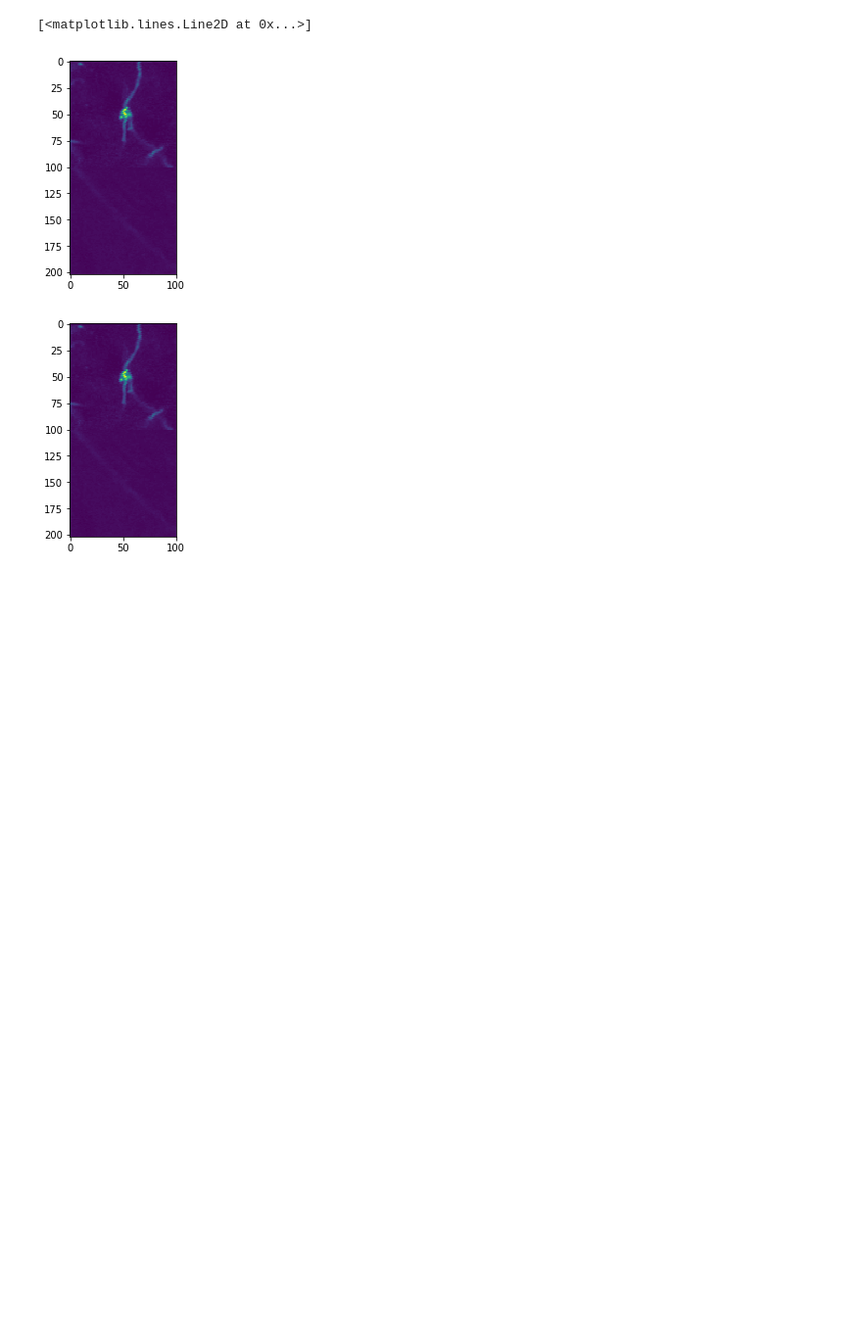
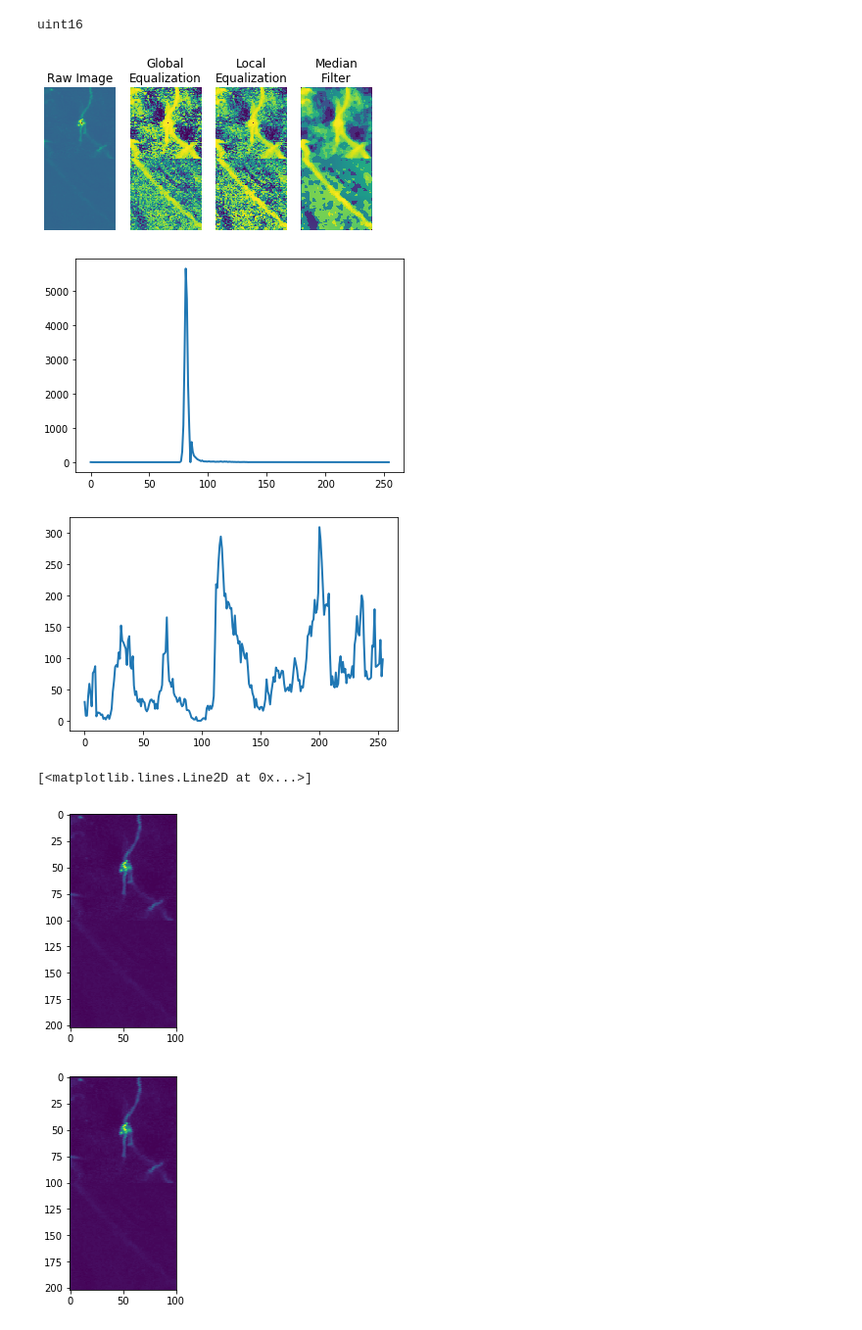
Before and after one commit to jtrieu2/mouselit, a Jupyter notebook: ryan/Mouselight Test/Rank Filter Demo.ipynb, the cells around one changed output. Shown at 98% size. Cells and saved outputs as stored; diff of their text form; code cells hidden in the pictures; blank space fills up the shorter version.

Commit message:
3d filter code

```diff
--- a/ryan/Mouselight Test/Rank Filter Demo.ipynb
+++ b/ryan/Mouselight Test/Rank Filter Demo.ipynb
@@ -23,4 +23,4 @@ image = np.concatenate([im1, im2])
 # %%
 def normalize_pixels(i):
     i = 256*(i/np.amax(i))
-    return i.astype(int)
+    return i.astype(np.uint8)
@@ -27,9 +29,17 @@ def normalize_pixels(i):
+# %%
+np.amax(image)
+print(image.dtype)
+#plt.imshow(image)
+# %% [output]
+uint16
 # %%
-image_equalized = equalize(image, disk(50))
-image_glob_equalized = equalize_hist(image)
-image_equalized_median = medfilt(image_equalized, 5)
 
 
-bilat_image = mean_bilateral(image, disk(50), s0 = 5, s1 = 5)
-enh = enhance_contrast(image, disk(10))
+image_equalized = equalize(image, disk(50))
+#image_glob_equalized = equalize_hist(image)
+#image_equalized_median = medfilt(image_equalized, 5)
+
+
+#bilat_image = mean_bilateral(image, disk(50), s0 = 5, s1 = 5)
+#enh = enhance_contrast(image, disk(10))
 # %%
@@ -46,37 +56,45 @@ enh = normalize_pixels(enh)
 # %%
 plt.figure(1)
 plt.subplot(141)
 plt.imshow(image)
-plt.title("1")
+plt.axis("off")
+plt.title("Raw Image")
 
 plt.subplot(142)
 plt.imshow(image_glob_equalized)
-plt.title("2")
+plt.axis("off")
+plt.title("Global\nEqualization")
 
 plt.subplot(143)
 plt.imshow(image_equalized)
-plt.title("3")
+plt.axis("off")
+plt.title("Local\nEqualization")
 
 plt.subplot(144)
 plt.imshow(image_equalized_median)
 #plt.imshow(image_smooth_equalized)
 #plt.imshow(image_equalized >= 200)
-plt.title("4")
+plt.axis("off")
+plt.title("Median\nFilter")
 
 
 
 
 hist = np.histogram(image, bins=np.arange(0, 256))
 
 plt.figure(2)
 plt.plot(hist[1][:-1], hist[0], lw = 2)
 
 
 hist = np.histogram(image_equalized, bins=np.arange(0, 256))
 
 plt.figure(3)
 plt.plot(hist[1][:-1], hist[0], lw = 2)
 plt.show()
+# %% [output]
+[figure, added]
+[figure, added]
+[figure, added]
 # %%
 plt.figure(1)
 plt.imshow(image)
```
Also changed, not shown: parts of 3 cells of this notebook, 4 other files.
